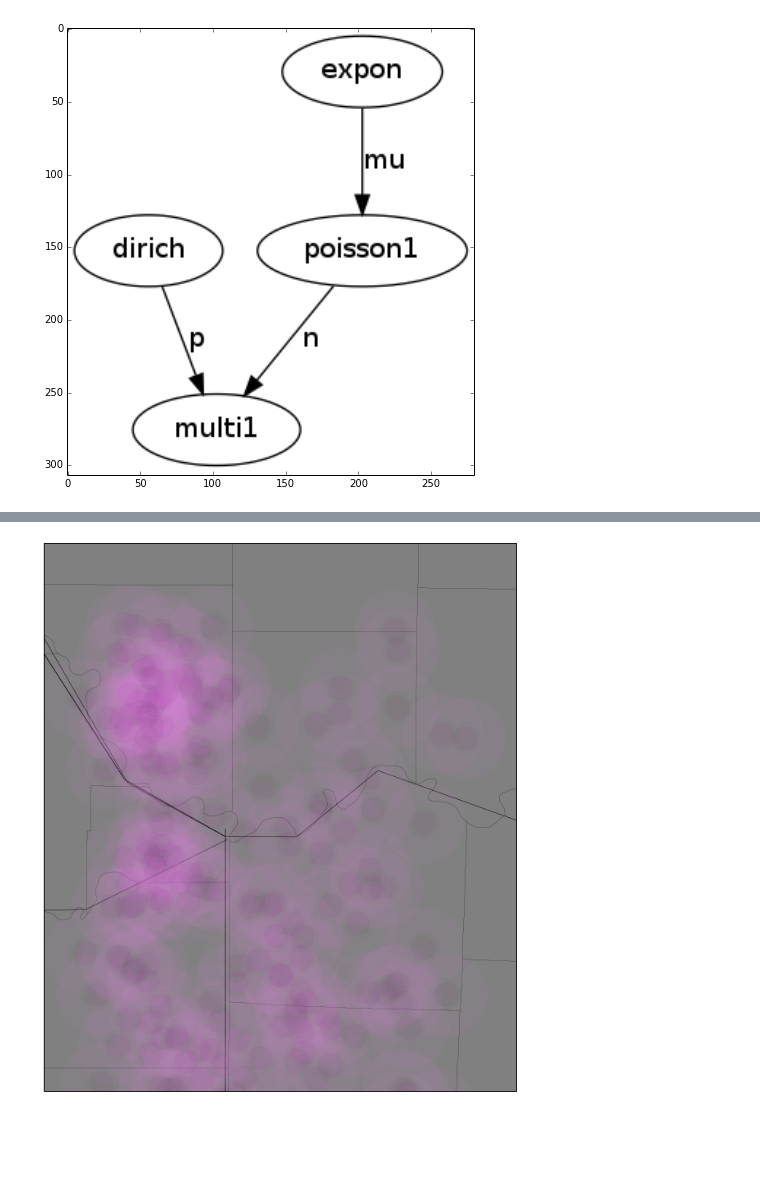
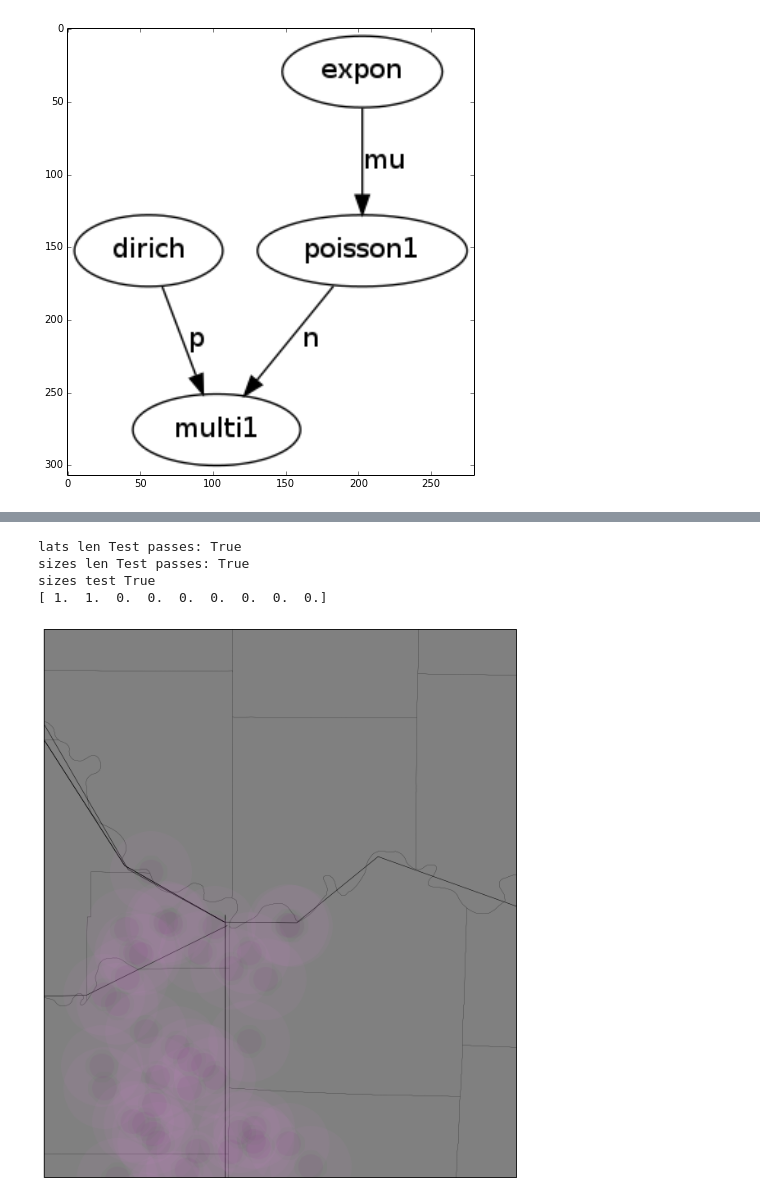
Before and after one commit to nikisix/kcData, a Jupyter notebook: 311/distributions.ipynb, the cells around one changed output, grey strips where cells are left out. Drawn from its saved outputs; the diff is of its cells as text; code cells hidden in the pictures; blank space fills up the shorter version.

Commit message:
major distributions overhaul. added image plotting and debugged a few major problems. added matrix heatmapping too for kicks

```diff
--- a/311/distributions.ipynb
+++ b/311/distributions.ipynb
@@ -196,7 +206,4 @@ for date_index in data.index:
 #date_index.date() removes the timezone info: 2009-12-31 00:00:00 -> 2009-12-31
 #date_index = '2009-12-31'
 grid2d = dict()
-for date_index in data.index:
-    if (pd.isnull(date_index)): continue #last few rows are always NaT (Not a Time) :(
-    day_data = data[str(date_index)]
-    grid2d[date_index] = grid_split_2d(day_data.latitude, day_data.longitude, lat_steps, lon_steps, day_data)
+grid2d = grid2d_from_data(data, grid2d=grid2d)
@@ -515,15 +509,15 @@ def augment_grid(sector, num_calls, num_samples = 100, min_support = 20, ret = l
 # %%
-sector = 2
+sector = 0
 num_calls = 3
+conditioned_grid = []; cgrid_upsampled=[]
 
-#"subgrid" means grid conditioned on a sector getting _exactly_ a certain number of calls
-subgrid = grid_data(grid1d, sector=sector, num_calls = num_calls)
-print len(subgrid)
+conditioned_grid = condition_dict_grid(grid1d, sector=sector, num_calls = num_calls)
+print len(conditioned_grid)
 
-subgrid_upsampled = augment_grid( sector, num_calls, ret= subgrid)
+cgrid_upsampled = augment_grid( sector, num_calls, grid_real= conditioned_grid)
 
-print len(subgrid)
-print len(subgrid_upsampled)
+print len(conditioned_grid)
+print len(cgrid_upsampled)
 
 #in Python, “Object references are passed by value” http://robertheaton.com/2014/02/09/pythons-pass-by-object-reference-as-explained-by-philip-k-dick/
 #TODO ret = grid_data(grid1d, ...) + grid_data_list(grid1d_artificial, ...)
@@ -598,43 +586,54 @@ def grid1dToLatsLons(grid):
+# %%
+#test for grid1dToLatsLonsSize_scatter
+lats, lons, sizes = grid1dToLatsLonsSize_scatter([array([ 0.,  4.,  0.,  1.,  0.,  0.,  0.,  0.,  0.])])
+print 'lats len Test passes:',  len(lats)  == 2
+print 'sizes len Test passes:', len(sizes) == 2
+print 'sizes test', sizes[0] == 4 and sizes[1] == 1
+
+lat_index = 0; lon_index = 0
+grid = np.zeros((len(lat_steps) * len(lon_steps))) #changed to ndarray
+for i in range(len(lats)):
+    lat_ix, lon_ix = in_square(lats[i], lons[i], lat_steps, lon_steps)
+    grid[(N_STEPS*lat_ix) + lon_ix] += 1 #could also be len(lon_steps)*lat_index
+
+print grid #won't match everytime b/c of the added noise, but should hover around 0101 ...
+# %% [output]
+lats len Test passes: True
+sizes len Test passes: True
+sizes test True
+[ 1.  1.  0.  0.  0.  0.  0.  0.  0.]
 # %%
 """
-LAT_BEGIN = 38.75
-LAT_END   = 39.5
-LON_BEGIN = -96
-LON_END   = -95
-N_STEPS   = 3
-lat_steps = np.linspace(LAT_BEGIN, LAT_END, N_STEPS)
-lon_steps = np.linspace(LON_BEGIN, LON_END, N_STEPS)
+Graph a heatmap of the data by sector
+May be conditioned on getting an exact number of calls in a sector
 """
+plt.figure(figsize=(24,12))
+ax = plt.axes()
+ax.set_axis_bgcolor('grey')
 
-plt.figure(figsize=(24,12))
 map = Basemap(projection='merc', lat_0=39, lon_0=-94.5,
     resolution = 'l', area_thresh = 3000.0,
     llcrnrlon=-95, llcrnrlat=38.7,
     urcrnrlon=-94, urcrnrlat=39.6)
 
 map.drawcounties()
 map.drawstates()
 map.drawrivers()
 
+pylab.savefig('kcmo.png')
 
-#TODO need to fill up these lats and lons with artificial data
-#lons = data.longitude.values
-#lats = data.latitude.values
 
-lats, lons = grid1dToLatsLons(subgrid_upsampled)
+#lats, lons = grid1dToLatsLons(cgrid_upsampled)
+lats, lons = grid1dToLatsLons_plot(grid1d.values())
 x,y = map(lons, lats)
-#x,y = map(lon_steps, lat_steps)
+#x,y = map(lon_steps, lat_steps) #test case, should see identity matrix
 
-ax = plt.axes()
-#ax.grid(True, color='#EEEEEE', linestyle='solid')
-ax.set_axis_bgcolor('grey')
-#color=plt.cm.jet(np.random.rand()),
 map.plot(x, y, 'o',
          alpha=.05,
          markerfacecolor = 'purple',
          markeredgecolor = 'violet',
          markersize=30,
          markeredgewidth=70)
 plt.show()
 # %% [output]
-[figure, old version]
+[figure, new version]
```
Also changed, not shown: parts of 30 cells of this notebook, 3 other files.
